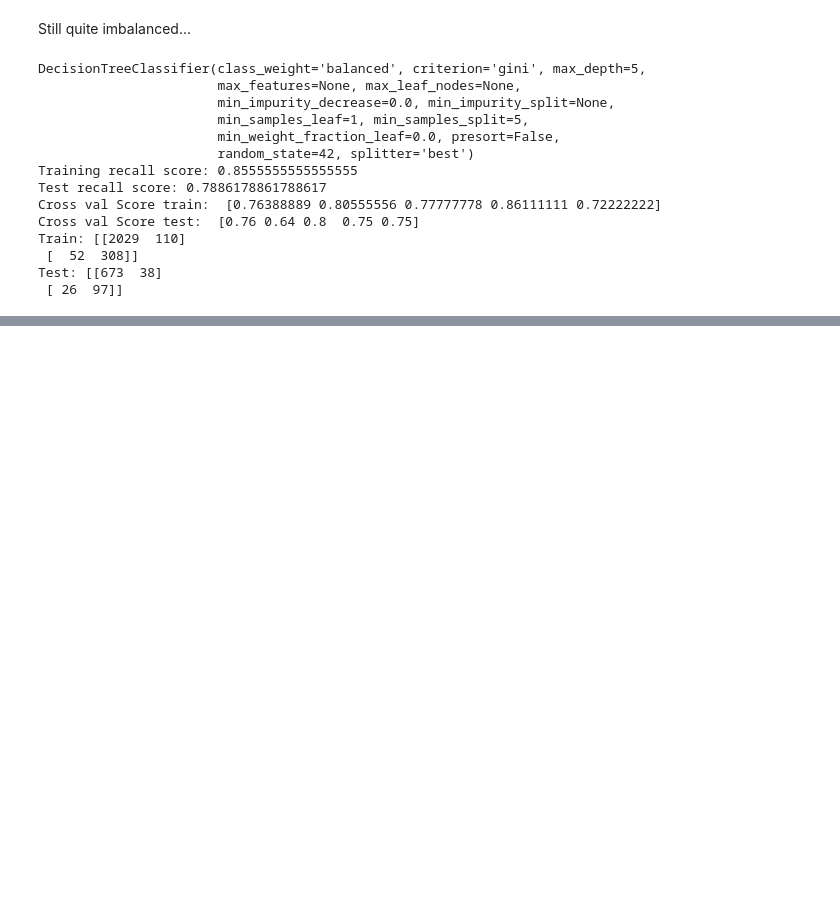
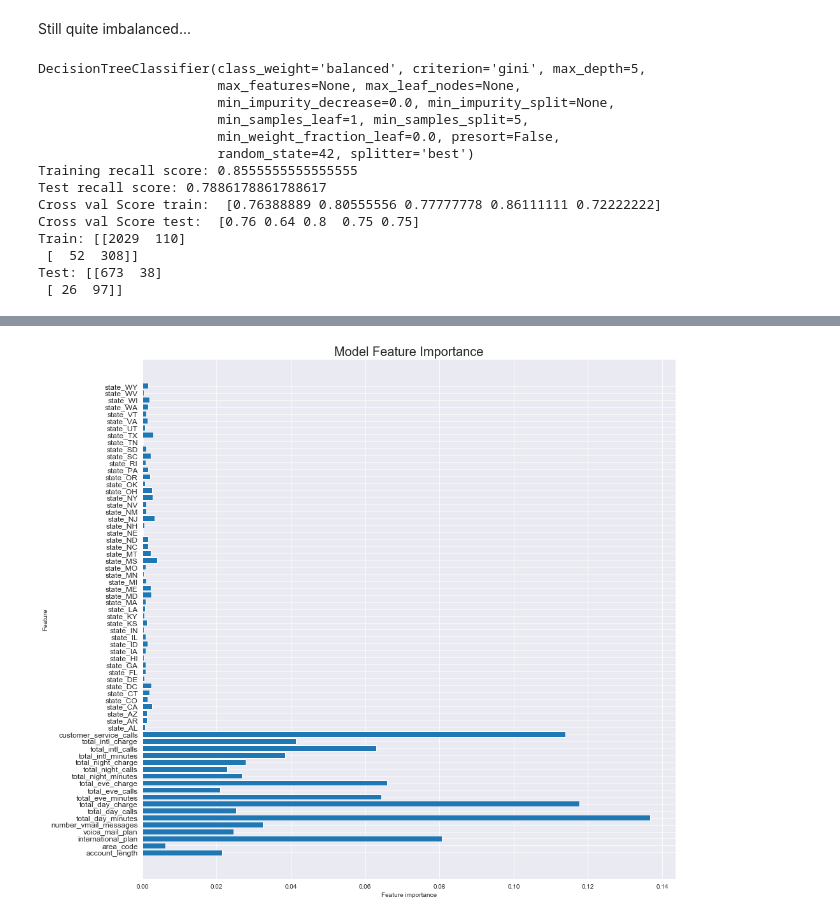
Before and after one commit to chum46/customer_churn_prediction, a Jupyter notebook: notebooks/exploratory/lmc_exploratory_nb/04_m2_lc.ipynb, the cells around one changed output, grey strips where cells are left out. Drawn from its saved outputs; the diff is of its cells as text; code cells hidden in the pictures; blank space fills up the shorter version.

```diff
--- a/notebooks/exploratory/lmc_exploratory_nb/04_m2_lc.ipynb
+++ b/notebooks/exploratory/lmc_exploratory_nb/04_m2_lc.ipynb
@@ -208,11 +210,12 @@ array([0.76388889, 0.80555556, 0.77777778, 0.86111111, 0.72222222])
 # %% [markdown]
 ## Model 5:  Grid Search
 # %%
-dtc4 = DecisionTreeClassifier(class_weight = 'balanced', random_state = 42)
+dtc4 = DecisionTreeClassifier(random_state = 42)
 param_grid = {
     'criterion': ['gini', 'entropy'],
     'max_depth': [1, 2, 5, 10],
-    'min_samples_split': [1.0, 5, 10, 20]
+    'min_samples_split': [1.0, 5, 10, 20],
+    'class_weight': ['balanced', None]
 }
 
 gs_tree = GridSearchCV(dtc4, param_grid, cv=3)
@@ -293,0 +302,13 @@ Test: [[673  38]
+# %%
+rft2 = RandomForestClassifier(random_state = 42)
+param_grid = {
+    'n_estimators': [10, 100],
+    'max_depth': [5, 10, 15, 20],
+    'max_features': [5, 10, 15, 20],
+    'class_weight': ["balanced", "balanced_subsample", None]
+}
+
+gs_tree = GridSearchCV(rft2, param_grid, cv=3)
+gs_tree.fit(X_train, y_train)
+
+gs_tree.best_params_
@@ -293,0 +387,4 @@ Test: [[673  38]
+# %%
+plot_feature_importances(gs_tree.best_estimator_)
+# %% [output]
+[figure, added]
```
Also changed, not shown: parts of 17 cells of this notebook, 3 other files.
